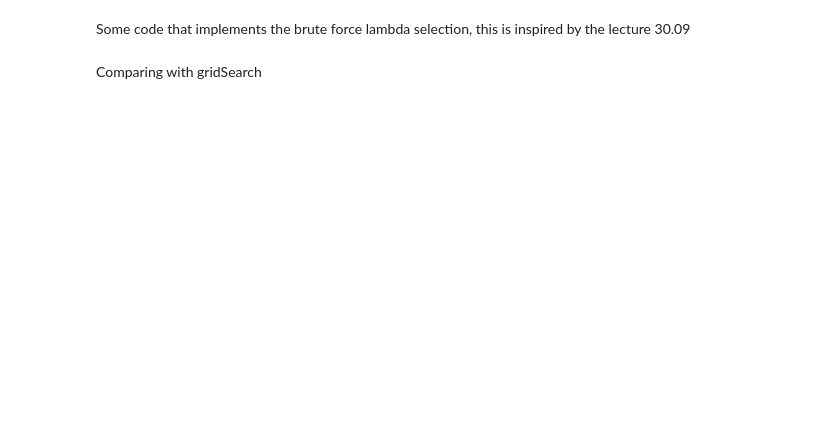
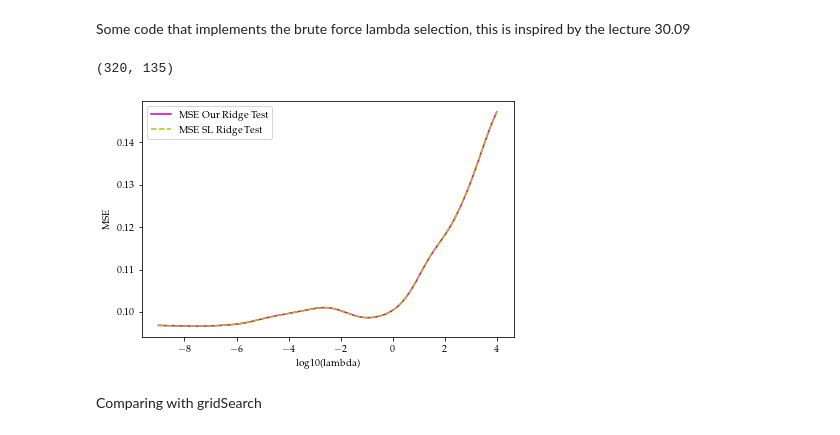
Before and after one commit to AndreasBordvik/FYS-STK4155-Prj1_report, a Jupyter notebook: code/Exercise4.ipynb, the cells around one changed output. Saved outputs shown, nothing was run; the diff lists cells and outputs as text; code cells hidden in the pictures; blank space fills up the shorter version.

```diff
--- a/code/Exercise4.ipynb
+++ b/code/Exercise4.ipynb
@@ -111,35 +140,38 @@ Some code that implements the brute force lambda selection, this is inspired by
 # %%
 # NO NOISE
 
 X = create_X(x,y,degree)
-X_train, X_test, t_train, t_test = prepare_data(X,t_nonoise.ravel(), scale_X=True, skip_intercept=True)
+X_train, X_test, t_train, t_test = prepare_data(X,t_nonoise.ravel(),4155, scale_X=True, skip_intercept=True)
 
 print(X_train.shape)
 
 MSERidgePredict = np.zeros(nlambdas)
 MSEOurRidge = np.zeros(nlambdas)
 lambdas = np.logspace(min_lambda, max_lambda, nlambdas)
 for i in range(nlambdas):
     lmb = lambdas[i]
 
     # SKlearn
     RegRidge = lm.Ridge(lmb,fit_intercept=False) # ALWAYS keep intercept False
     RegRidge.fit(X_train, t_train)
     tpredictRidge = RegRidge.predict(X_test)
     MSERidgePredict[i] = MSE(t_test, tpredictRidge)
 
     # our Ridge
     model = RidgeRegression(lmb)
     model.fit(X_train, t_train)
     tpredictOur = model.predict(X_test)
     MSEOurRidge[i] = MSE(t_test, tpredictOur)
 
 plt.figure()
-plt.plot(np.log10(lambdas), MSERidgePredict, 'g', label = 'MSE SL Ridge Test')
-plt.plot(np.log10(lambdas), MSEOurRidge, 'r--', label = "MSE Our Ridge Test")
+plt.plot(np.log10(lambdas), MSEOurRidge, 'm', label = "MSE Our Ridge Test")
+plt.plot(np.log10(lambdas), MSERidgePredict, 'y--', label = 'MSE SL Ridge Test')
 plt.xlabel('log10(lambda)')
 plt.ylabel('MSE')
 plt.legend()
 plt.show()
+# %% [output]
+(320, 135)
+[figure, added]
 # %% [markdown]
 Comparing with gridSearch
```
Also changed, not shown: parts of 13 cells of this notebook, 3 other files.
